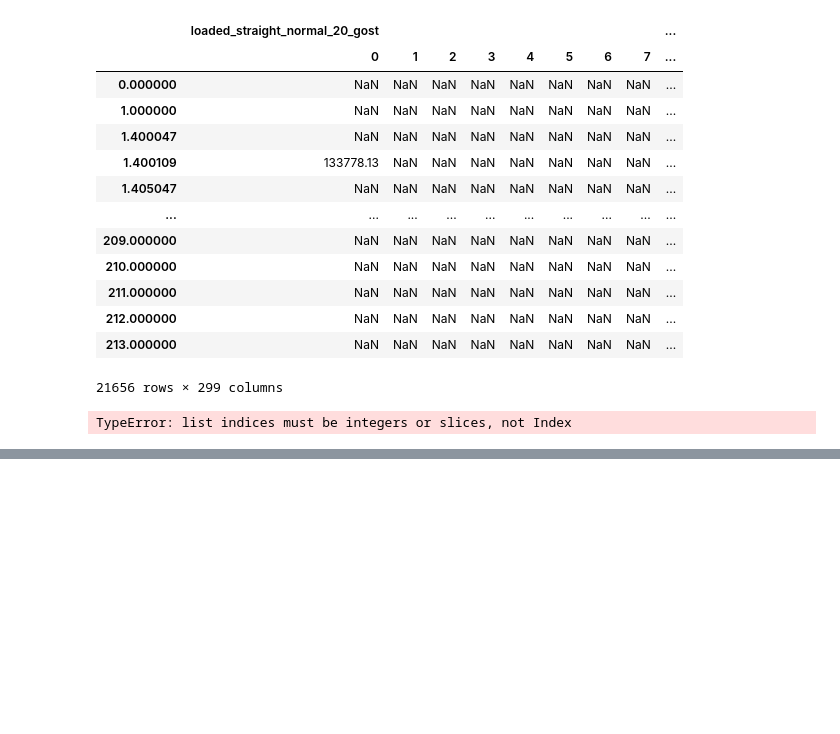
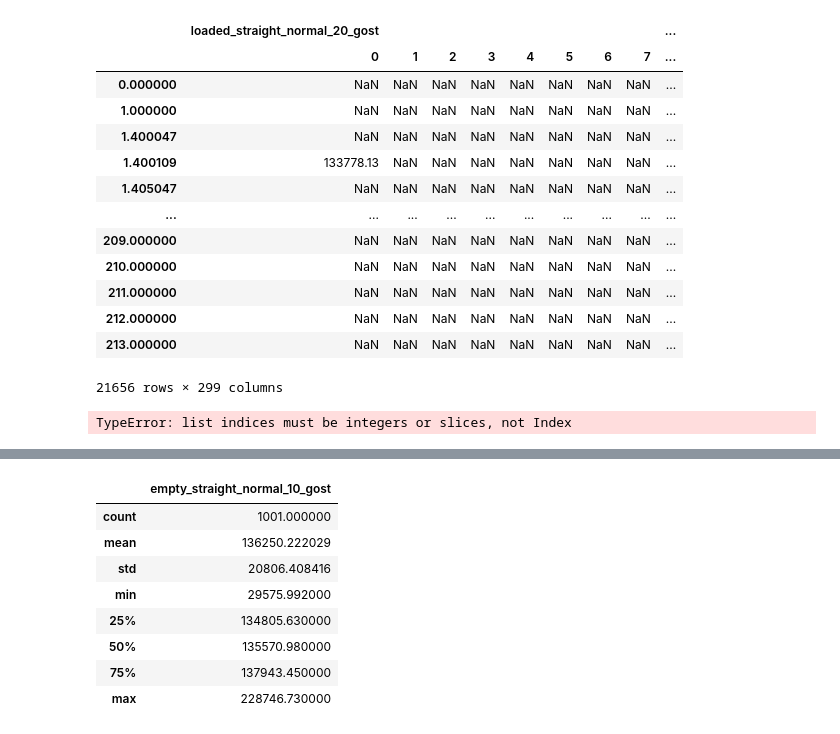
Before and after one commit to daniilgorenkov/Dissertation, a Jupyter notebook: observe.ipynb, the cells around one changed output, grey strips where cells are left out. Drawn from its saved outputs; the diff is of its cells as text; code cells hidden in the pictures; blank space fills up the shorter version.

```diff
--- a/observe.ipynb
+++ b/observe.ipynb
@@ -750,0 +863,12 @@ TypeError: list indices must be integers or slices, not Index
+# %%
+empty_straight_normal_gost[0].describe()
+# %% [output]
+|  | empty_straight_normal_10_gost |
+| count | 1001.000000 |
+| mean | 136250.222029 |
+| std | 20806.408416 |
+| min | 29575.992000 |
+| 25% | 134805.630000 |
+| 50% | 135570.980000 |
+| 75% | 137943.450000 |
+| max | 228746.730000 |
```
Also changed, not shown: parts of 8 cells of this notebook.
